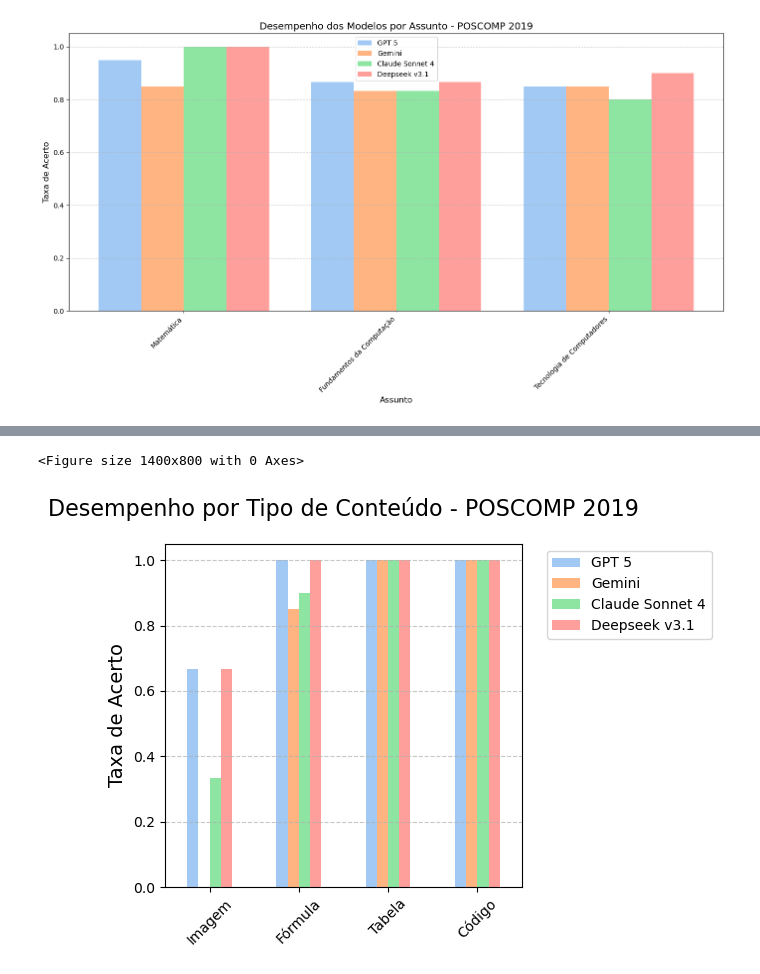
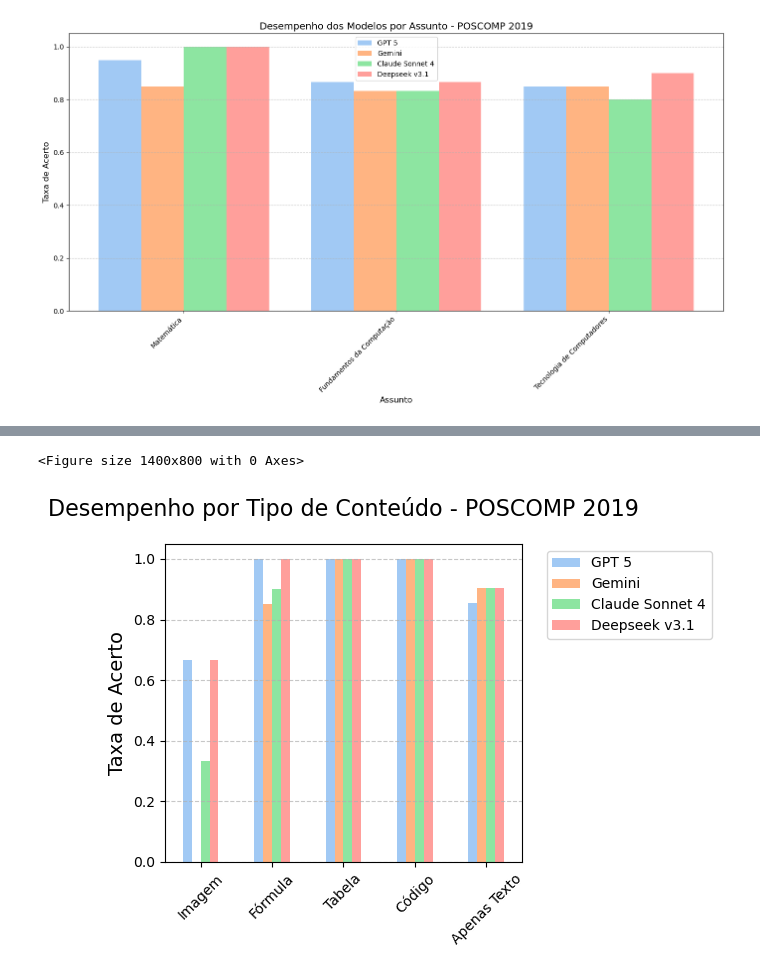
Before and after one commit to brunohcorreia/RP2, a Jupyter notebook: analise-parcial/1.ipynb, the cells around one changed output, grey strips where cells are left out. Drawn from its saved outputs; the diff is of its cells as text; code cells hidden in the pictures.

```diff
--- a/analise-parcial/1.ipynb
+++ b/analise-parcial/1.ipynb
@@ -154,7 +154,9 @@ print("ANÁLISE POR TIPO DE CONTEÚDO")
 print("="*60)
 
 tipos_conteudo = ['Contem Imagem', 'Contem Formula', 'Contem Tabela', 'Contem Codigo']
-nomes = ['Imagem', 'Fórmula', 'Tabela', 'Código']
+nomes = ['Imagem', 'Fórmula', 'Tabela', 'Código', 'Apenas Texto'] #add a categoria "Apenas Texto"
+desempenho_tipos = pd.DataFrame(index=nomes, columns=modelos)
+
 desempenho_tipos = pd.DataFrame(index=nomes, columns=modelos)
 
 for i, tipo in enumerate(tipos_conteudo):
@@ -165,11 +167,31 @@ for i, tipo in enumerate(tipos_conteudo):
             acertos = (subset[modelo] == subset['Gabarito']).sum()
             taxa = acertos / len(subset)
             desempenho_tipos.loc[nomes[i], modelo] = taxa
+            desempenho_tipos.loc[nomes[i], modelo] = taxa
             print(f"  {modelo}: {acertos}/{len(subset)} = {taxa:.2%}")
         else:
             desempenho_tipos.loc[nomes[i], modelo] = 0
+            desempenho_tipos.loc[nomes[i], modelo] = 0
             print(f"  {modelo}: 0/0 = N/A")
 
+# calcular desempenho para questoes com apenas texto
+apenas_texto = df_2019[
+    (df_2019['Contem Imagem'] == 0) &
+    (df_2019['Contem Formula'] == 0) &
+    (df_2019['Contem Tabela'] == 0) &
+    (df_2019['Contem Codigo'] == 0)
+]
+
+print(f"\nTipo: Apenas Texto ({len(apenas_texto)} questões)")
+for modelo in modelos:
+    if len(apenas_texto) > 0:
+        acertos = (apenas_texto[modelo] == apenas_texto['Gabarito']).sum()
+        taxa = acertos / len(apenas_texto)
+        desempenho_tipos.loc['Apenas Texto', modelo] = taxa
+        print(f"  {modelo}: {acertos}/{len(apenas_texto)} = {taxa:.2%}")
+    else:
+        desempenho_tipos.loc['Apenas Texto', modelo] = 0
+        print(f"  {modelo}: 0/0 = N/A")
 
 
 plt.figure(figsize=(14, 8))
@@ -185,6 +207,69 @@ plt.savefig(dir_graficos / '03_desempenho_por_conteudo' / 'desempenho_por_tipo_c
 plt.savefig(dir_graficos / '03_desempenho_por_conteudo' / 'desempenho_por_tipo_conteudo_2019.pdf',
             bbox_inches='tight')
 plt.show()
+
+
+plt.figure(figsize=(10, 6))
+
+
+com_elementos = df_2019[
+    (df_2019['Contem Imagem'] == 1) |
+    (df_2019['Contem Formula'] == 1) |
+    (df_2019['Contem Tabela'] == 1) |
+    (df_2019['Contem Codigo'] == 1)
+]
+
+desempenho_comparativo = pd.DataFrame(index=['Com Elementos', 'Apenas Texto'], columns=modelos)
+
+for modelo in modelos:
+
+    if len(com_elementos) > 0:
+        acertos = (com_elementos[modelo] == com_elementos['Gabarito']).sum()
+        taxa = acertos / len(com_elementos)
+        desempenho_comparativo.loc['Com Elementos', modelo] = taxa
+
+    # Desempenho em questões apenas com texto
+    if len(apenas_texto) > 0:
+        acertos = (apenas_texto[modelo] == apenas_texto['Gabarito']).sum()
+        taxa = acertos / len(apenas_texto)
+        desempenho_comparativo.loc['Apenas Texto', modelo] = taxa
+
+desempenho_comparativo.plot(kind='bar')
+plt.ylabel('Taxa de Acerto', fontsize=14)
+plt.title('Desempenho: Questões com Elementos vs Apenas Texto - POSCOMP 2019', fontsize=14, pad=20)
+plt.xticks(rotation=0)
+plt.legend(bbox_to_anchor=(1.05, 1), loc='upper left')
+plt.grid(axis='y', linestyle='--', alpha=0.7)
+plt.tight_layout()
+plt.savefig(dir_graficos / '03_desempenho_por_conteudo' / 'comparacao_elementos_vs_texto_2019.png',
+            dpi=300, bbox_inches='tight')
+plt.savefig(dir_graficos / '03_desempenho_por_conteudo' / 'comparacao_elementos_vs_texto_2019.pdf',
+            bbox_inches='tight')
+plt.show()
+
+
+print("\n" + "="*40)
+print("DISTRIBUIÇÃO DE TIPOS DE CONTEÚDO")
+print("="*40)
+
+total_questoes = len(df_2019)
+print(f"Total de questões: {total_questoes}")
+
+for i, tipo in enumerate(tipos_conteudo):
+    count = len(df_2019[df_2019[tipo] == 1])
+    print(f"{nomes[i]}: {count} questões ({count/total_questoes:.1%})")
+
+print(f"Apenas Texto: {len(apenas_texto)} questões ({len(apenas_texto)/total_questoes:.1%})")
+print(f"Com elementos complexos: {len(com_elementos)} questões ({len(com_elementos)/total_questoes:.1%})")
+
+print("\nSobreposição de tipos de conteúdo:")
+for i in range(len(tipos_conteudo)):
+    for j in range(i+1, len(tipos_conteudo)):
+        tipo1 = tipos_conteudo[i]
+        tipo2 = tipos_conteudo[j]
+        count = len(df_2019[(df_2019[tipo1] == 1) & (df_2019[tipo2] == 1)])
+        if count > 0:
+            print(f"{nomes[i]} + {nomes[j]}: {count} questões")
 # %% [output]
 ============================================================
 ANÁLISE POR TIPO DE CONTEÚDO
@@ -206,2 +291,2 @@ Tipo: Fórmula (20 questões)
 <Figure size 1400x800 with 0 Axes>
-[figure, old version]
+[figure, new version]
```
Also changed, not shown: parts of 1 cell of this notebook, 4 other files.
